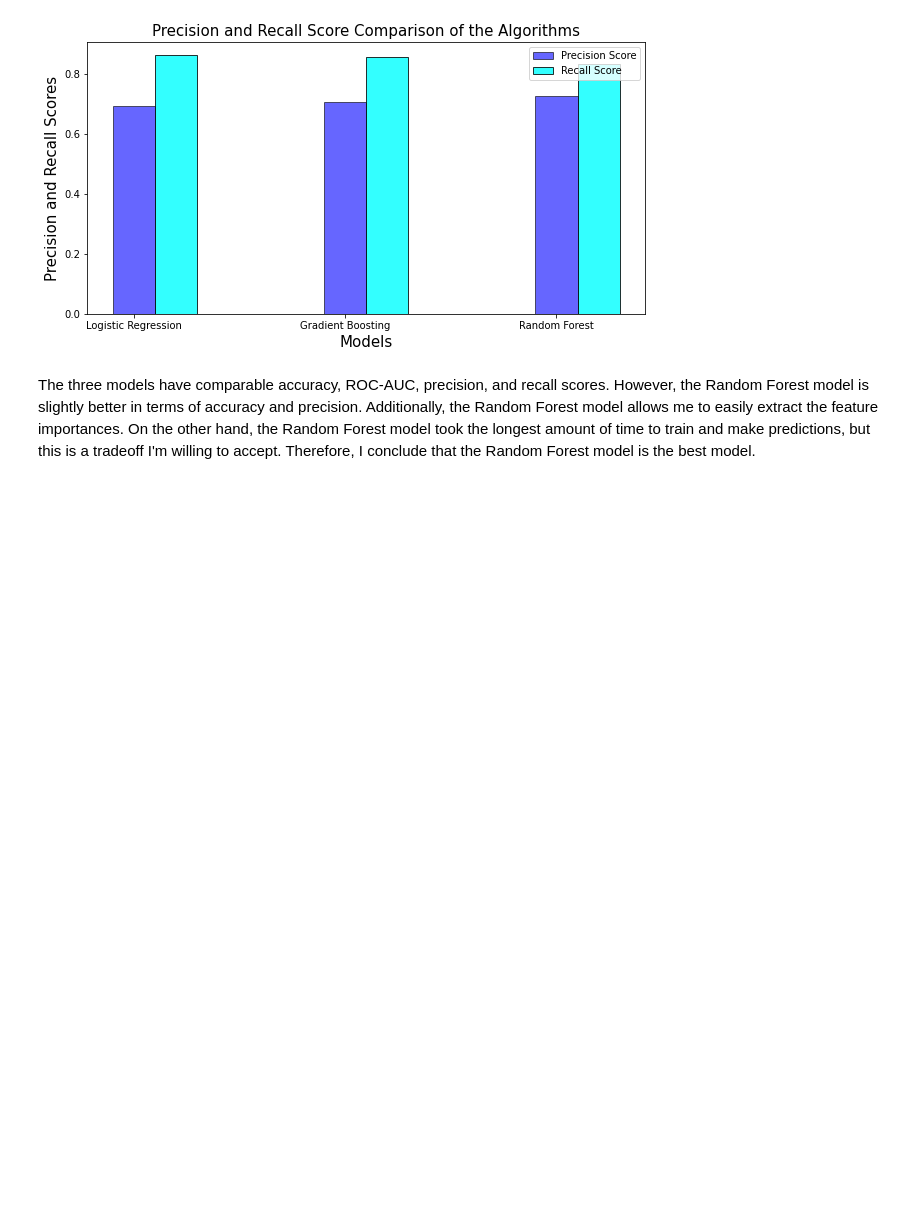
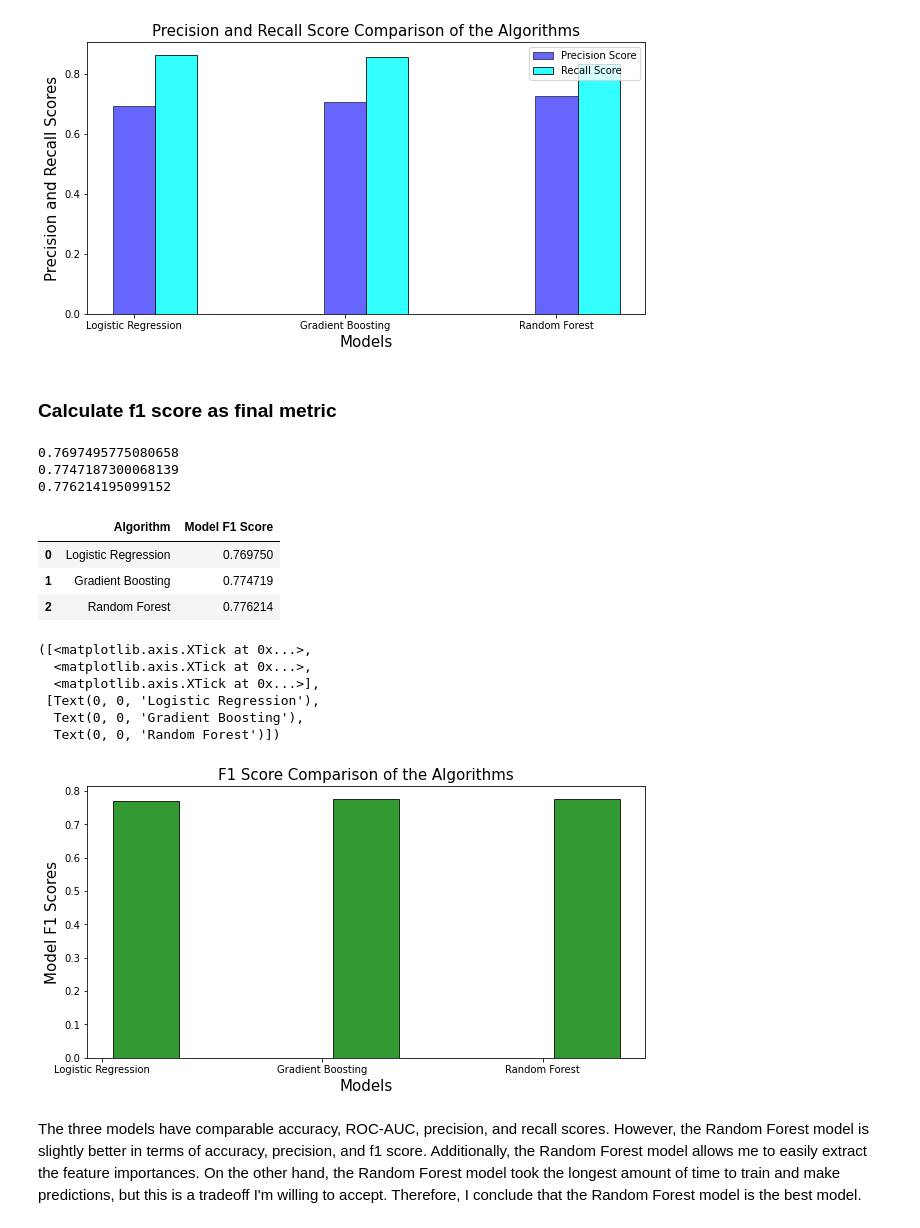
Before and after one commit to ldell7/InstacartRecommendation, a Jupyter notebook: notebooks/02_feature_engineering_modeling.ipynb, the cells around one changed output. Saved outputs shown, nothing was run; the diff lists cells and outputs as text; code cells hidden in the pictures; blank space fills up the shorter version.

Commit message:
Completed modeling

```diff
--- a/notebooks/02_feature_engineering_modeling.ipynb
+++ b/notebooks/02_feature_engineering_modeling.ipynb
@@ -599,5 +599,53 @@ plt.legend()
 # %% [output]
 <matplotlib.legend.Legend at 0x...>
 [figure]
+# %% [markdown]
+### Calculate f1 score as final metric
+# %%
+from sklearn.metrics import f1_score
+
+# Logistic regression f1 score
+f1_lr = f1_score(y_test,y_pred_lr)
+print(f1_lr)
+
+# Gradient boosting f1 score
+f1_gb = f1_score(y_test,y_pred_gb)
+print(f1_gb)
+
+# Random forest f1 score
+f1_rf = f1_score(y_test,y_pred_rf)
+print(f1_rf)
+# %% [output]
+0.7697495775080658
+0.7747187300068139
+0.776214195099152
+# %%
+f1_scores = [f1_lr,f1_gb,f1_rf]
+f1_tab = pd.DataFrame(list(zip(labels, f1_scores)),
+               columns =['Algorithm', 'Model F1 Score'])
+f1_tab
+# %% [output]
+|  | Algorithm | Model F1 Score |
+| 0 | Logistic Regression | 0.769750 |
+| 1 | Gradient Boosting | 0.774719 |
+| 2 | Random Forest | 0.776214 |
+# %%
+# Plotting the f1 scores
+index=[1,2,3]
+index_f1=[1.2,2.2,3.2]
+plt.figure(figsize=(10,5))
+plt.xlabel('Models',fontsize=15)
+plt.ylabel ('Model F1 Scores',fontsize=15)
+plt.title('F1 Score Comparison of the Algorithms',fontsize=15)
+_=plt.bar(index_f1,f1_scores,color='green',alpha=0.8,label='F1 Scores',edgecolor='k',width=0.3)
+plt.xticks([1,2,3], labels)
+# %% [output]
+([<matplotlib.axis.XTick at 0x...>,
+  <matplotlib.axis.XTick at 0x...>,
+  <matplotlib.axis.XTick at 0x...>],
+ [Text(0, 0, 'Logistic Regression'),
+  Text(0, 0, 'Gradient Boosting'),
+  Text(0, 0, 'Random Forest')])
+[figure, added]
 # %% [markdown]
-The three models have comparable accuracy, ROC-AUC, precision, and recall scores. However, the Random Forest model is slightly better in terms of accuracy and precision. Additionally, the Random Forest model allows me to easily extract the feature importances. On the other hand, the Random Forest model took the longest amount of time to train and make predictions, but this is a tradeoff I'm willing to accept. Therefore, I conclude that the Random Forest model is the best model.
+The three models have comparable accuracy, ROC-AUC, precision, and recall scores. However, the Random Forest model is slightly better in terms of accuracy, precision, and f1 score. Additionally, the Random Forest model allows me to easily extract the feature importances. On the other hand, the Random Forest model took the longest amount of time to train and make predictions, but this is a tradeoff I'm willing to accept. Therefore, I conclude that the Random Forest model is the best model.
```
